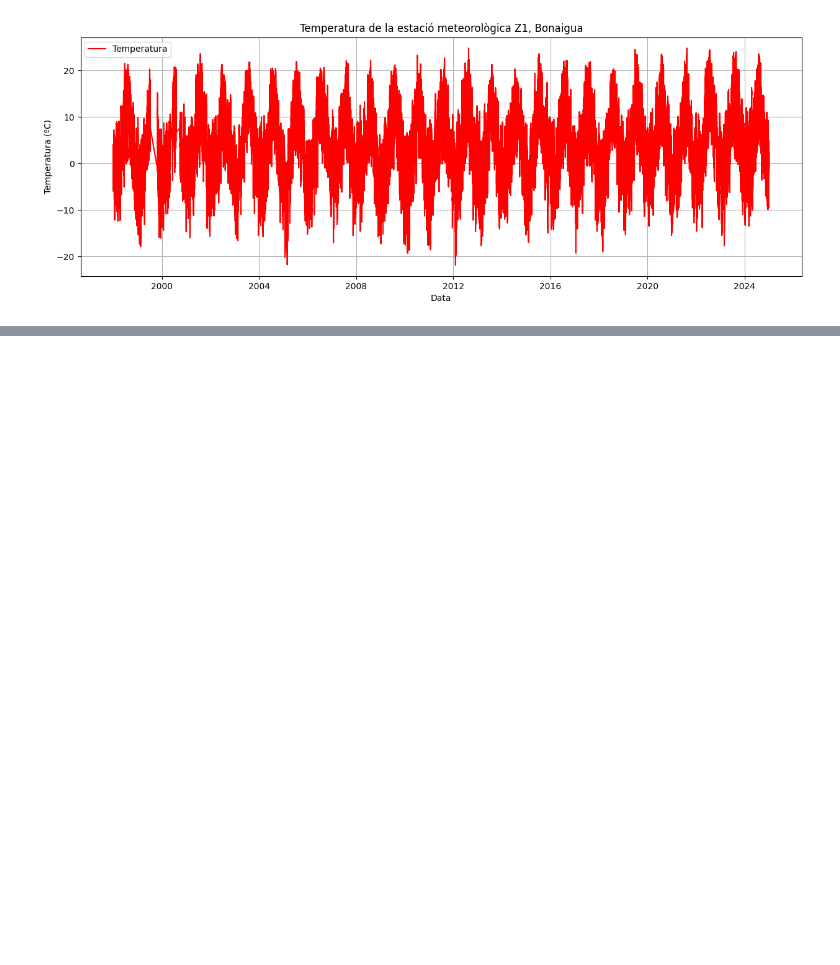
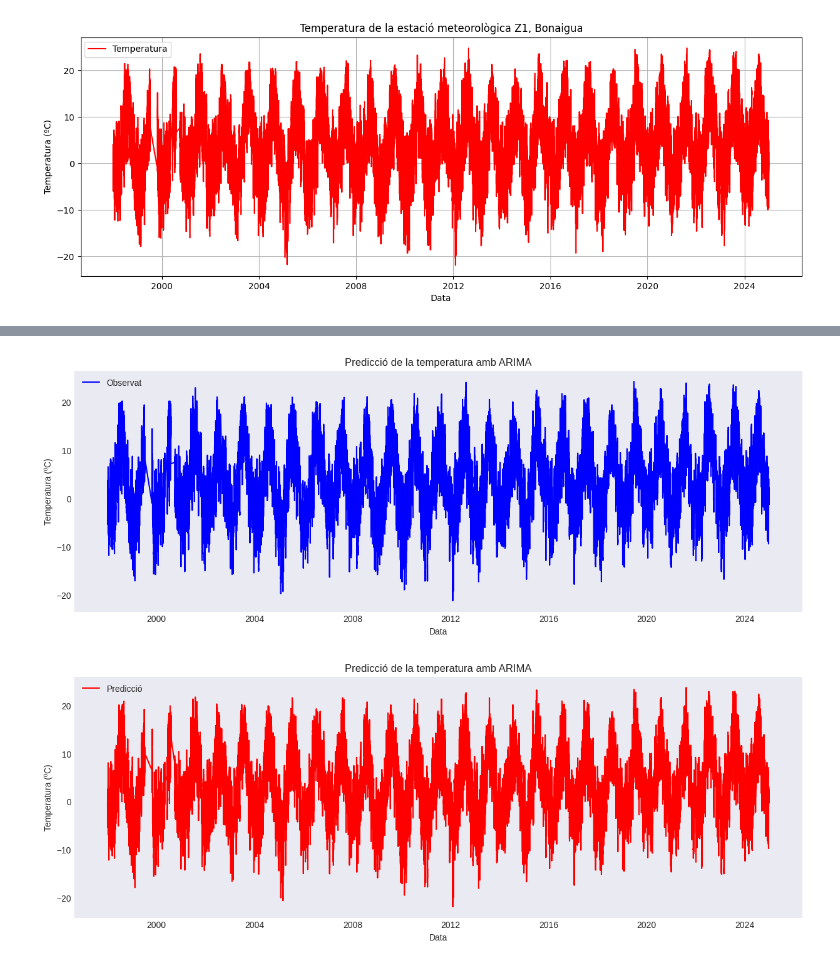
Before and after one commit to Paurro/TFM_SCM_Temperature_Forecasting_ML, a Jupyter notebook: models_prediccio/forecast_primers_casos/arima_model.ipynb, the cells around one changed output, grey strips where cells are left out. Cells and saved outputs as stored; diff of their text form; code cells hidden in the pictures; blank space fills up the shorter version.

```diff
--- a/models_prediccio/forecast_primers_casos/arima_model.ipynb
+++ b/models_prediccio/forecast_primers_casos/arima_model.ipynb
@@ -163,0 +126,2 @@ plt.show()
+# %%
+data = df_agrupades.copy()
@@ -163,0 +144,18 @@ plt.show()
+# %%
+# Model ARIMA
+from statsmodels.tsa.arima.model import ARIMA
+
+
+# Definim els paràmetres p, d i q
+p = 2  # Ordre de l'auto-regressió
+d = 1  # Ordre de la diferenciació
+q = 2  # Ordre de la mitjana mòbil
+
+# Creem el model ARIMA
+model = ARIMA(data['valor'], order=(p, d, q))
+
+# Ajustem el model
+model = model.fit()
+
+# Mostrem el resum del model ajustat
+print(model.summary())
@@ -163,0 +180,35 @@ plt.show()
+# %%
+# Predicció de tota la serie temporal
+
+# Realitzem la predicció
+predictions = model.get_prediction(start=data.index[0], end=data.index[-1], dynamic=False)
+
+# Obtenim els valors predits i els intervals de confiança
+
+predicted_mean = predictions.predicted_mean
+predicted_ci = predictions.conf_int()
+# Plotem els resultats
+plt.figure(figsize=(15, 5))
+plt.plot(data['valor'], label='Observat', color='blue')
+# plt.plot(predicted_mean, label='Predicció', color='red')
+plt.title('Predicció de la temperatura amb ARIMA')
+plt.xlabel('Data')
+plt.ylabel('Temperatura (ºC)')
+plt.legend()
+plt.grid()
+plt.show()
+
+
+# Plot predicció
+
+plt.figure(figsize=(15, 5))
+plt.plot(predicted_mean, label='Predicció', color='red')
+plt.title('Predicció de la temperatura amb ARIMA')
+plt.xlabel('Data')
+plt.ylabel('Temperatura (ºC)')
+plt.legend()
+plt.grid()
+plt.show()
+# %% [output]
+[figure, added]
+[figure, added]
```
Also changed, not shown: parts of 19 cells of this notebook.
